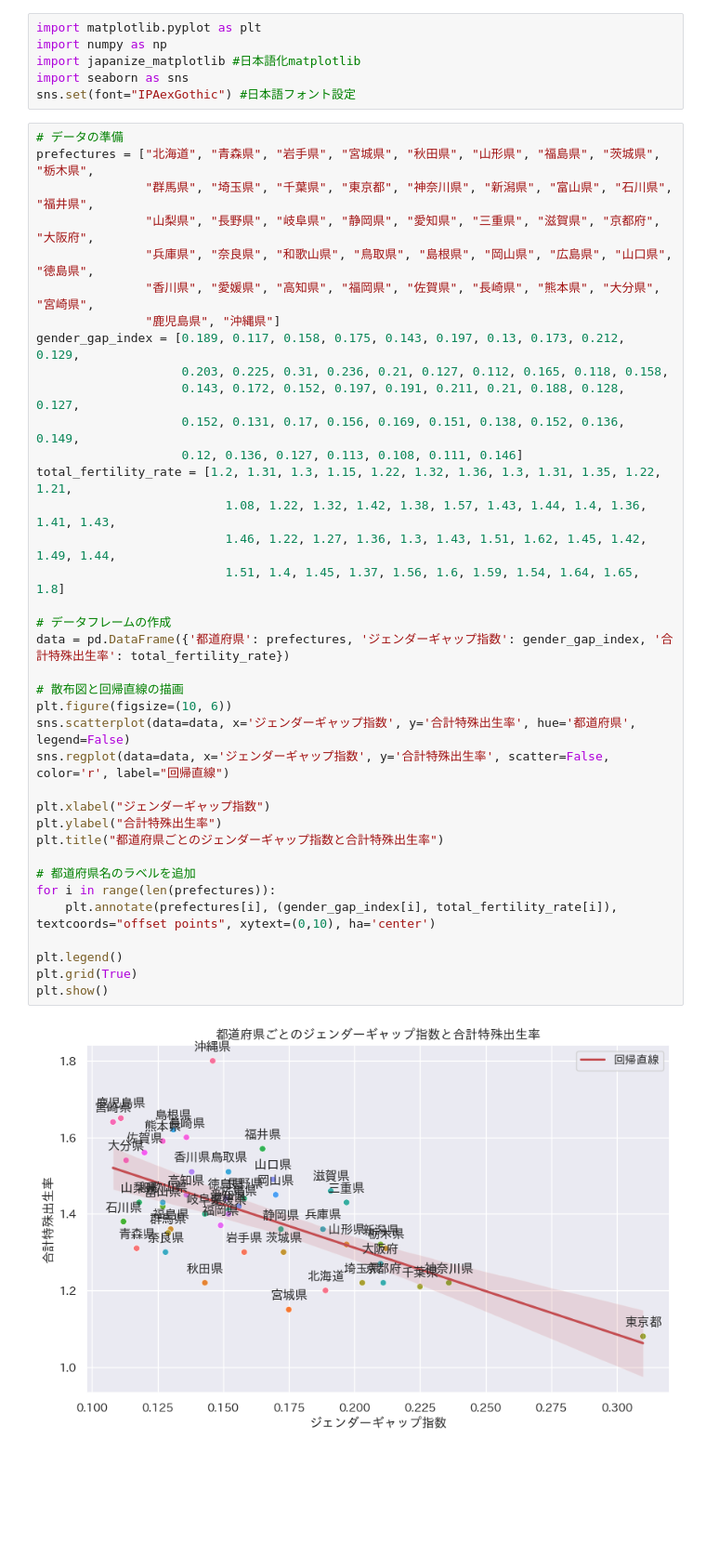
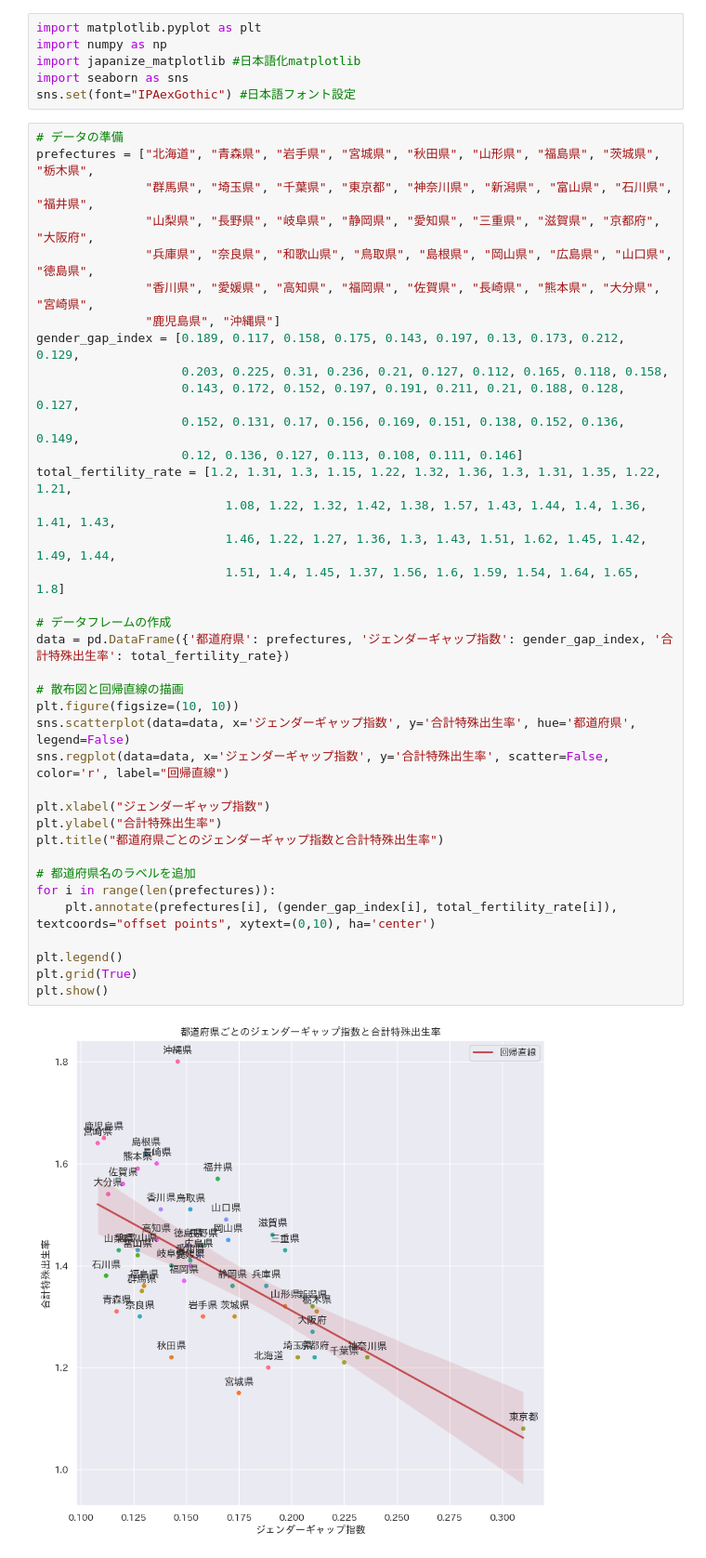
Before and after one commit to komorimasashi/kakuritsu_toukei_1, a Jupyter notebook: 9th_lec_scatterplot.ipynb, the cells around one changed output. Shown at 93% size. Cells and saved outputs as stored; diff of their text form; blank space fills up the shorter version.

```diff
--- a/9th_lec_scatterplot.ipynb
+++ b/9th_lec_scatterplot.ipynb
@@ -347,32 +350,32 @@ prefectures = ["北海道", "青森県", "岩手県", "宮城県", "秋田県",
                "鹿児島県", "沖縄県"]
 gender_gap_index = [0.189, 0.117, 0.158, 0.175, 0.143, 0.197, 0.13, 0.173, 0.212, 0.129,
                     0.203, 0.225, 0.31, 0.236, 0.21, 0.127, 0.112, 0.165, 0.118, 0.158,
                     0.143, 0.172, 0.152, 0.197, 0.191, 0.211, 0.21, 0.188, 0.128, 0.127,
                     0.152, 0.131, 0.17, 0.156, 0.169, 0.151, 0.138, 0.152, 0.136, 0.149,
                     0.12, 0.136, 0.127, 0.113, 0.108, 0.111, 0.146]
 total_fertility_rate = [1.2, 1.31, 1.3, 1.15, 1.22, 1.32, 1.36, 1.3, 1.31, 1.35, 1.22, 1.21,
                           1.08, 1.22, 1.32, 1.42, 1.38, 1.57, 1.43, 1.44, 1.4, 1.36, 1.41, 1.43,
                           1.46, 1.22, 1.27, 1.36, 1.3, 1.43, 1.51, 1.62, 1.45, 1.42, 1.49, 1.44,
                           1.51, 1.4, 1.45, 1.37, 1.56, 1.6, 1.59, 1.54, 1.64, 1.65, 1.8]
 
 # データフレームの作成
 data = pd.DataFrame({'都道府県': prefectures, 'ジェンダーギャップ指数': gender_gap_index, '合計特殊出生率': total_fertility_rate})
 
 # 散布図と回帰直線の描画
-plt.figure(figsize=(10, 6))
+plt.figure(figsize=(10, 10))
 sns.scatterplot(data=data, x='ジェンダーギャップ指数', y='合計特殊出生率', hue='都道府県', legend=False)
 sns.regplot(data=data, x='ジェンダーギャップ指数', y='合計特殊出生率', scatter=False, color='r', label="回帰直線")
 
 plt.xlabel("ジェンダーギャップ指数")
 plt.ylabel("合計特殊出生率")
 plt.title("都道府県ごとのジェンダーギャップ指数と合計特殊出生率")
 
 # 都道府県名のラベルを追加
 for i in range(len(prefectures)):
     plt.annotate(prefectures[i], (gender_gap_index[i], total_fertility_rate[i]), textcoords="offset points", xytext=(0,10), ha='center')
 
 plt.legend()
 plt.grid(True)
 plt.show()
 # %% [output]
-[figure, old version]
+[figure, new version]
```
Also changed, not shown: parts of 2 cells of this notebook.
